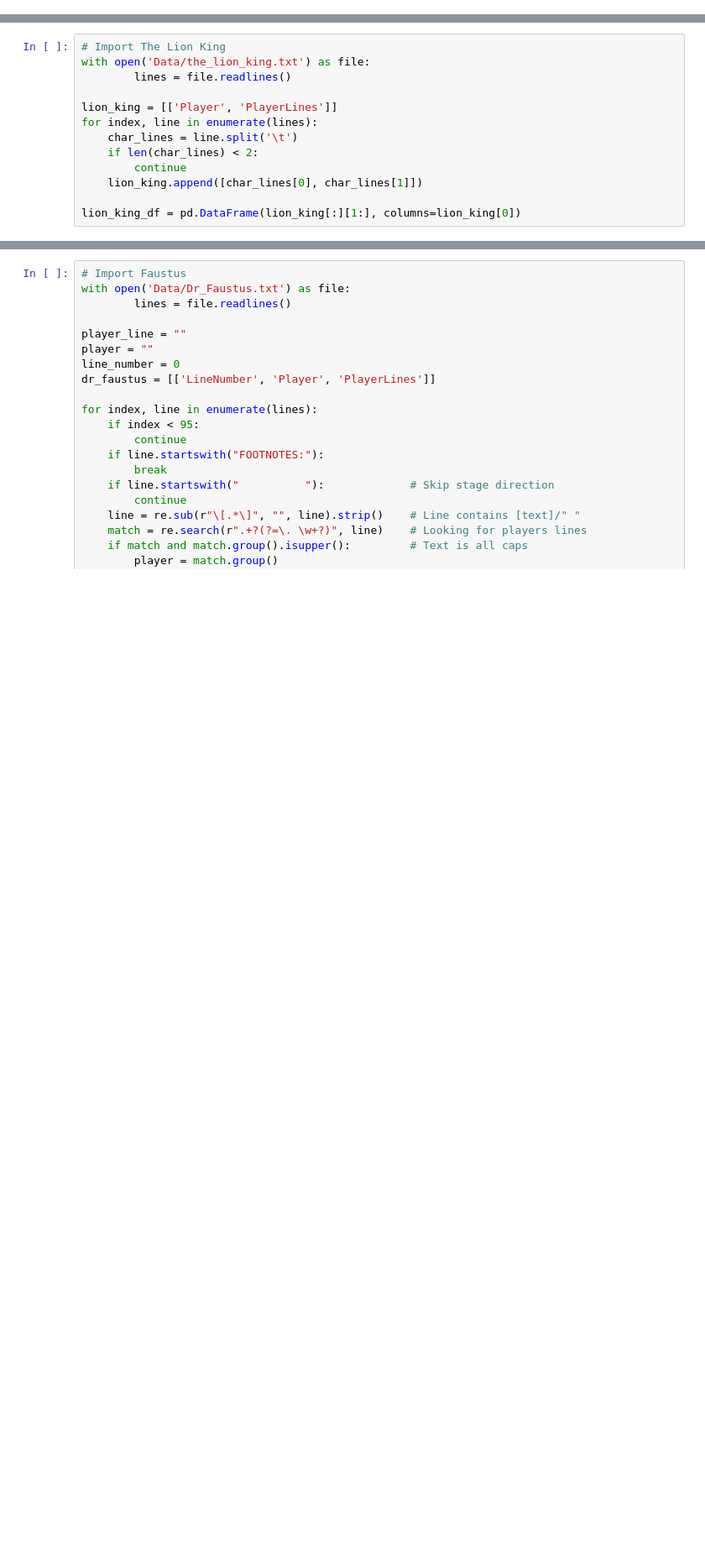
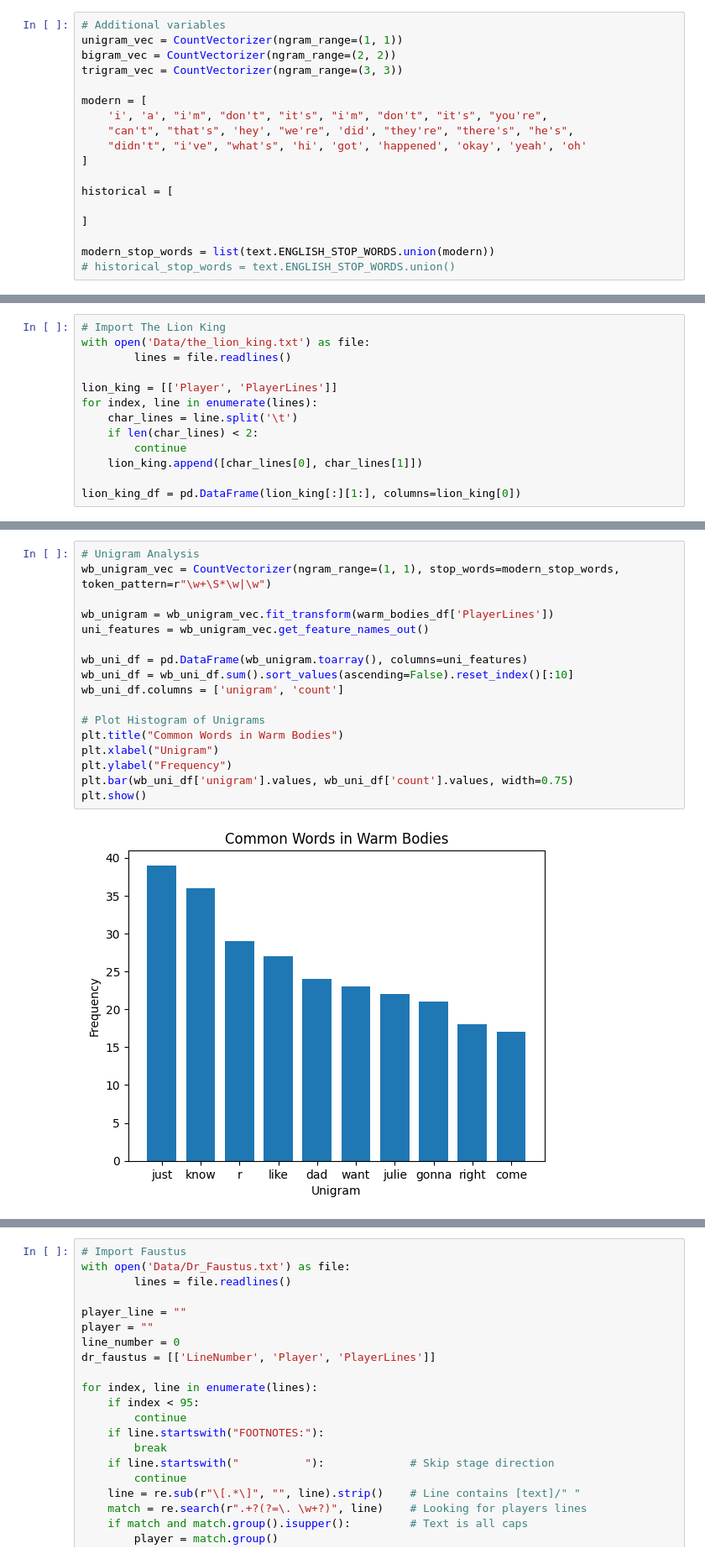
Before and after one commit to craglin/CS6140_Shakespeare_Project, a Jupyter notebook: Sandbox.ipynb, the cells around one changed output, grey strips where cells are left out. Shown: that part at 84% size. Saved outputs shown, nothing was run; the diff lists cells and outputs as text; blank space fills up the shorter version.

Commit message:
Beginning text analysis on modern films

```diff
--- a/Sandbox.ipynb
+++ b/Sandbox.ipynb
@@ -5,3 +9,21 @@ import re
+# %%
+# Additional variables
+unigram_vec = CountVectorizer(ngram_range=(1, 1))
+bigram_vec = CountVectorizer(ngram_range=(2, 2))
+trigram_vec = CountVectorizer(ngram_range=(3, 3))
+
+modern = [
+    'i', 'a', "i'm", "don't", "it's", "i'm", "don't", "it's", "you're",
+    "can't", "that's", 'hey', "we're", 'did', "they're", "there's", "he's",
+    "didn't", "i've", "what's", 'hi', 'got', 'happened', 'okay', 'yeah', 'oh'
+]
+
+historical = [
+
+]
+
+modern_stop_words = list(text.ENGLISH_STOP_WORDS.union(modern))
+# historical_stop_words = text.ENGLISH_STOP_WORDS.union()
 # %%
 # Supplemental Shakespeare Data
 """
@@ -290,0 +316,19 @@ warm_bodies_df = pd.DataFrame(warm_bodies[:][1:], columns=warm_bodies[0])
+# %%
+# Unigram Analysis
+wb_unigram_vec = CountVectorizer(ngram_range=(1, 1), stop_words=modern_stop_words, token_pattern=r"\w+\S*\w|\w")
+
+wb_unigram = wb_unigram_vec.fit_transform(warm_bodies_df['PlayerLines'])
+uni_features = wb_unigram_vec.get_feature_names_out()
+
+wb_uni_df = pd.DataFrame(wb_unigram.toarray(), columns=uni_features)
+wb_uni_df = wb_uni_df.sum().sort_values(ascending=False).reset_index()[:10]
+wb_uni_df.columns = ['unigram', 'count']
+
+# Plot Histogram of Unigrams
+plt.title("Common Words in Warm Bodies")
+plt.xlabel("Unigram")
+plt.ylabel("Frequency")
+plt.bar(wb_uni_df['unigram'].values, wb_uni_df['count'].values, width=0.75)
+plt.show()
+# %% [output]
+[figure, added]
```
Also changed, not shown: parts of 5 cells of this notebook, 2 other files.
